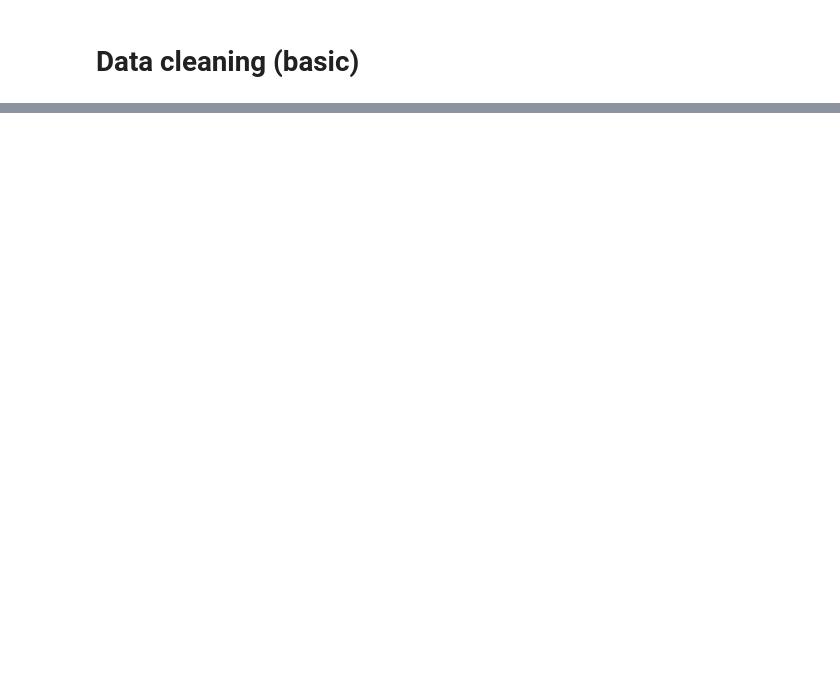
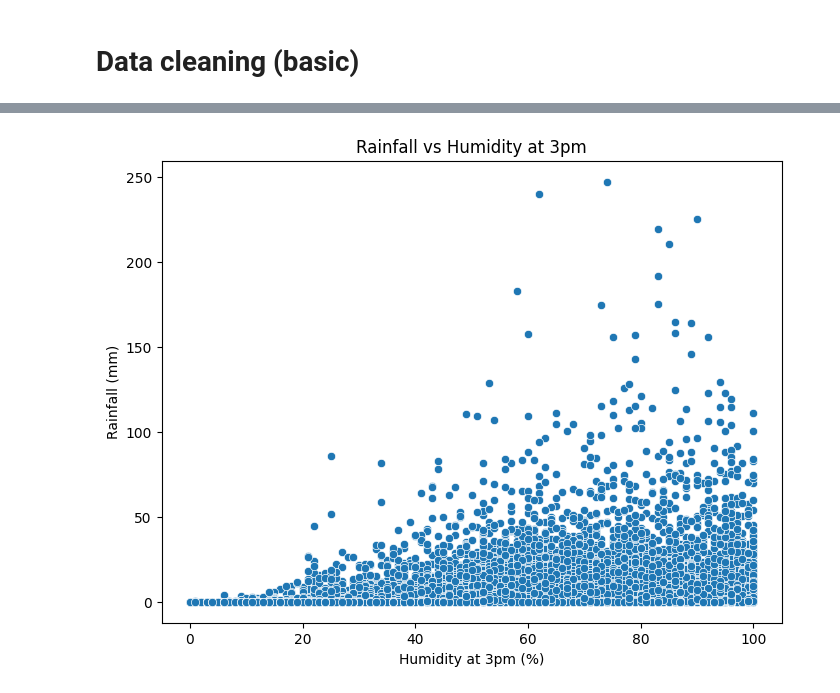
Before and after one commit to Liz3tha/DRSP-RAINFALL-PROJECT, a Jupyter notebook: DSRP_PREDICT_RAIN_IN_AUSTRALIA.ipynb, the cells around one changed output, grey strips where cells are left out. Cells and saved outputs as stored; diff of their text form; code cells hidden in the pictures; blank space fills up the shorter version.

```diff
--- a/DSRP_PREDICT_RAIN_IN_AUSTRALIA.ipynb
+++ b/DSRP_PREDICT_RAIN_IN_AUSTRALIA.ipynb
@@ -103,0 +170,9 @@ df.describe()
+# %%
+plt.figure(figsize=(8,6))
+sns.scatterplot(x='Humidity3pm', y='Rainfall', data=df)
+plt.title("Rainfall vs Humidity at 3pm")
+plt.xlabel("Humidity at 3pm (%)")
+plt.ylabel("Rainfall (mm)")
+plt.show()
+# %% [output]
+[figure, added]
```
Also changed, not shown: parts of 15 cells of this notebook.
